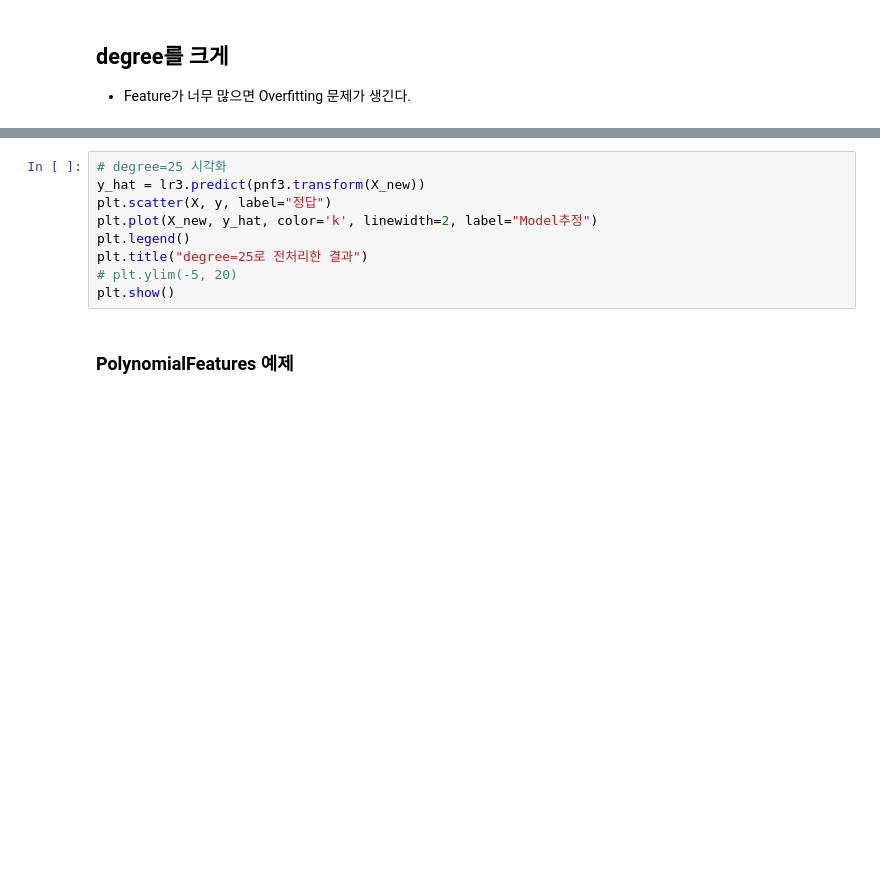
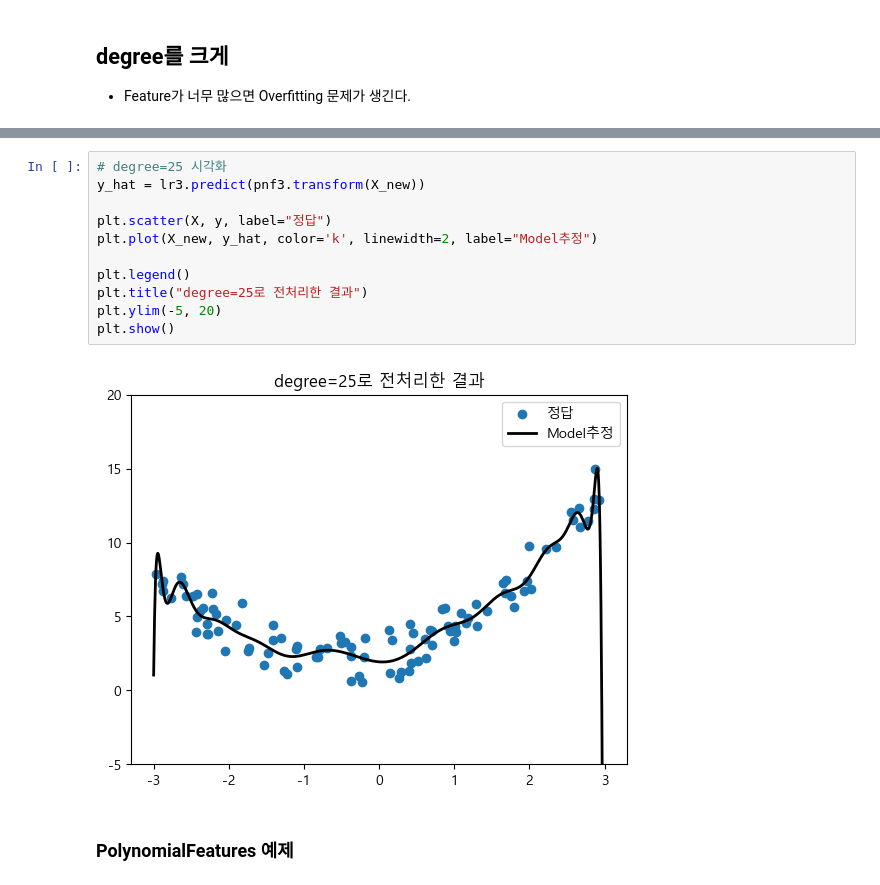
Before and after one commit to boogiewooki02/SKN13, a Jupyter notebook: 08_머신러닝/12_선형모델_선형회귀.ipynb, the cells around one changed output, grey strips where cells are left out. Cells and saved outputs as stored; diff of their text form; blank space fills up the shorter version.

```diff
--- a/08_머신러닝/12_선형모델_선형회귀.ipynb
+++ b/08_머신러닝/12_선형모델_선형회귀.ipynb
@@ -272,12 +316,16 @@ print_regression_metrcis(y, pred3)
 # %%
 # degree=25 시각화
 y_hat = lr3.predict(pnf3.transform(X_new))
+
 plt.scatter(X, y, label="정답")
 plt.plot(X_new, y_hat, color='k', linewidth=2, label="Model추정")
+
 plt.legend()
 plt.title("degree=25로 전처리한 결과")
-# plt.ylim(-5, 20)
+plt.ylim(-5, 20)
 plt.show()
+# %% [output]
+[figure, added]
 # %% [markdown]
 ### PolynomialFeatures 예제
 # %%
```
Also changed, not shown: parts of 44 cells of this notebook, 15 other files.
